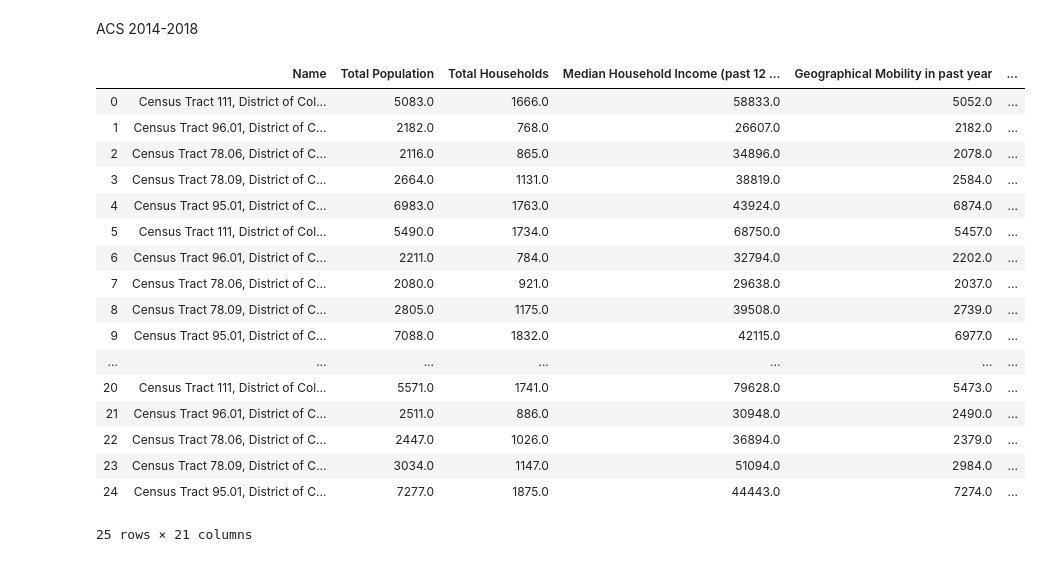
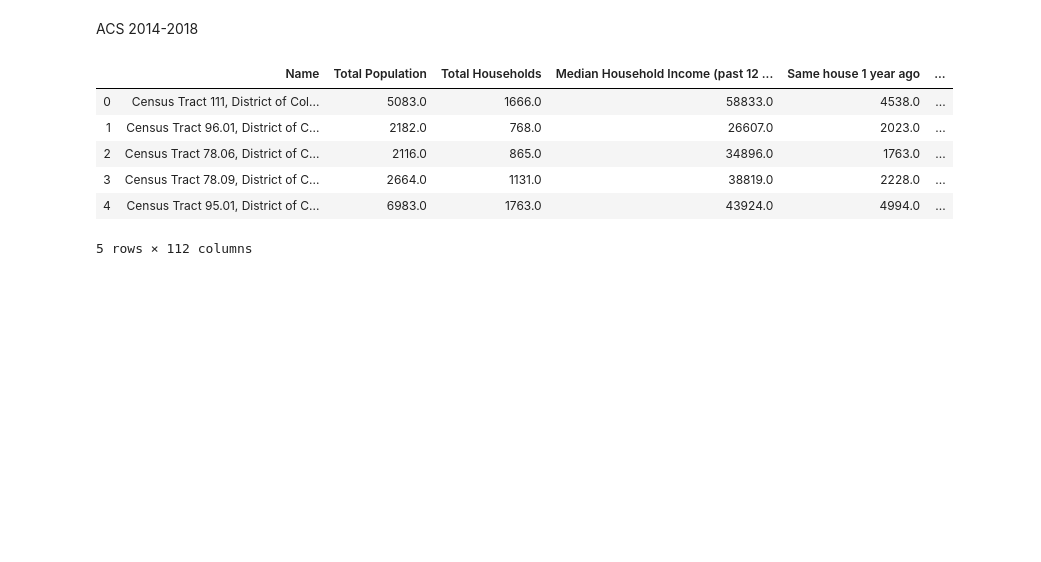
Before and after one commit to jsmith6112/Food-Deserts, a Jupyter notebook: Census_Project_Data.ipynb, the cells around one changed output. Cells and saved outputs as stored; diff of their text form; code cells hidden in the pictures; blank space fills up the shorter version.

```diff
--- a/Census_Project_Data.ipynb
+++ b/Census_Project_Data.ipynb
@@ -1,14 +19,6 @@
 # %%
-# Dependencies
-import numpy as np
-import pandas as pd
-import matplotlib.pyplot as plt
-import requests
-from census import Census
-from us import states
-
 # Census & gmaps API Keys
 from config import (api_key)
 
 #pull tracts that were food deserts in 2010 and are not longer in 2015
-tracts = ['011100', '009601', '007806', '007809', '009501']
+tracts = ['011100', '009601', '007806', '007809', '009501', '002102', '007301', '007401', '007603']
@@ -105,45 +215,34 @@ converted_deserts_census_2009_2013df
 # %% [markdown]
 ACS 2014-2018
 # %%
-#tracts = ['011100', '009601', '007806', '007809', '009501']
+#Repeat of cell above without inflation adjustments
 years = [2014, 2015, 2016, 2017, 2018]
 
 converted_deserts_census_data = []
 
 for yr in years:
     c2014_2018 = Census(api_key, year=yr)
 
     for tract in tracts:
 
         census_data_loop = c2014_2018.acs5.get((variables),
                          {'for': f"tract:{tract}", 'in': 'state:{} county:001'.format(states.DC.fips)})
 
         census_data_loop[0].update({"year": yr})
 
         converted_deserts_census_data.append(census_data_loop[0])
 
         converted_deserts_census_2014_2018df = pd.DataFrame(converted_deserts_census_data)
 
         converted_deserts_census_2014_2018df = converted_deserts_census_2014_2018df.rename(columns=renamed_variables)
 
-converted_deserts_census_2014_2018df
+converted_deserts_census_2014_2018df.head()
 # %% [output]
-|  | Name | Total Population | Total Households | Median Household Income (past 12 ... | Geographical Mobility in past year | ... |
-| 0 | Census Tract 111, District of Col... | 5083.0 | 1666.0 | 58833.0 | 5052.0 | ... |
-| 1 | Census Tract 96.01, District of C... | 2182.0 | 768.0 | 26607.0 | 2182.0 | ... |
-| 2 | Census Tract 78.06, District of C... | 2116.0 | 865.0 | 34896.0 | 2078.0 | ... |
-| 3 | Census Tract 78.09, District of C... | 2664.0 | 1131.0 | 38819.0 | 2584.0 | ... |
-| 4 | Census Tract 95.01, District of C... | 6983.0 | 1763.0 | 43924.0 | 6874.0 | ... |
-| 5 | Census Tract 111, District of Col... | 5490.0 | 1734.0 | 68750.0 | 5457.0 | ... |
-| 6 | Census Tract 96.01, District of C... | 2211.0 | 784.0 | 32794.0 | 2202.0 | ... |
-| 7 | Census Tract 78.06, District of C... | 2080.0 | 921.0 | 29638.0 | 2037.0 | ... |
-| 8 | Census Tract 78.09, District of C... | 2805.0 | 1175.0 | 39508.0 | 2739.0 | ... |
-| 9 | Census Tract 95.01, District of C... | 7088.0 | 1832.0 | 42115.0 | 6977.0 | ... |
-| ... | ... | ... | ... | ... | ... | ... |
-| 20 | Census Tract 111, District of Col... | 5571.0 | 1741.0 | 79628.0 | 5473.0 | ... |
-| 21 | Census Tract 96.01, District of C... | 2511.0 | 886.0 | 30948.0 | 2490.0 | ... |
-| 22 | Census Tract 78.06, District of C... | 2447.0 | 1026.0 | 36894.0 | 2379.0 | ... |
-| 23 | Census Tract 78.09, District of C... | 3034.0 | 1147.0 | 51094.0 | 2984.0 | ... |
-| 24 | Census Tract 95.01, District of C... | 7277.0 | 1875.0 | 44443.0 | 7274.0 | ... |
+|  | Name | Total Population | Total Households | Median Household Income (past 12 ... | Same house 1 year ago | ... |
+| 0 | Census Tract 111, District of Col... | 5083.0 | 1666.0 | 58833.0 | 4538.0 | ... |
+| 1 | Census Tract 96.01, District of C... | 2182.0 | 768.0 | 26607.0 | 2023.0 | ... |
+| 2 | Census Tract 78.06, District of C... | 2116.0 | 865.0 | 34896.0 | 1763.0 | ... |
+| 3 | Census Tract 78.09, District of C... | 2664.0 | 1131.0 | 38819.0 | 2228.0 | ... |
+| 4 | Census Tract 95.01, District of C... | 6983.0 | 1763.0 | 43924.0 | 4994.0 | ... |
-25 rows × 21 columns
+5 rows × 112 columns
 # %%
```
Also changed, not shown: parts of 10 cells of this notebook, 1 other file.
